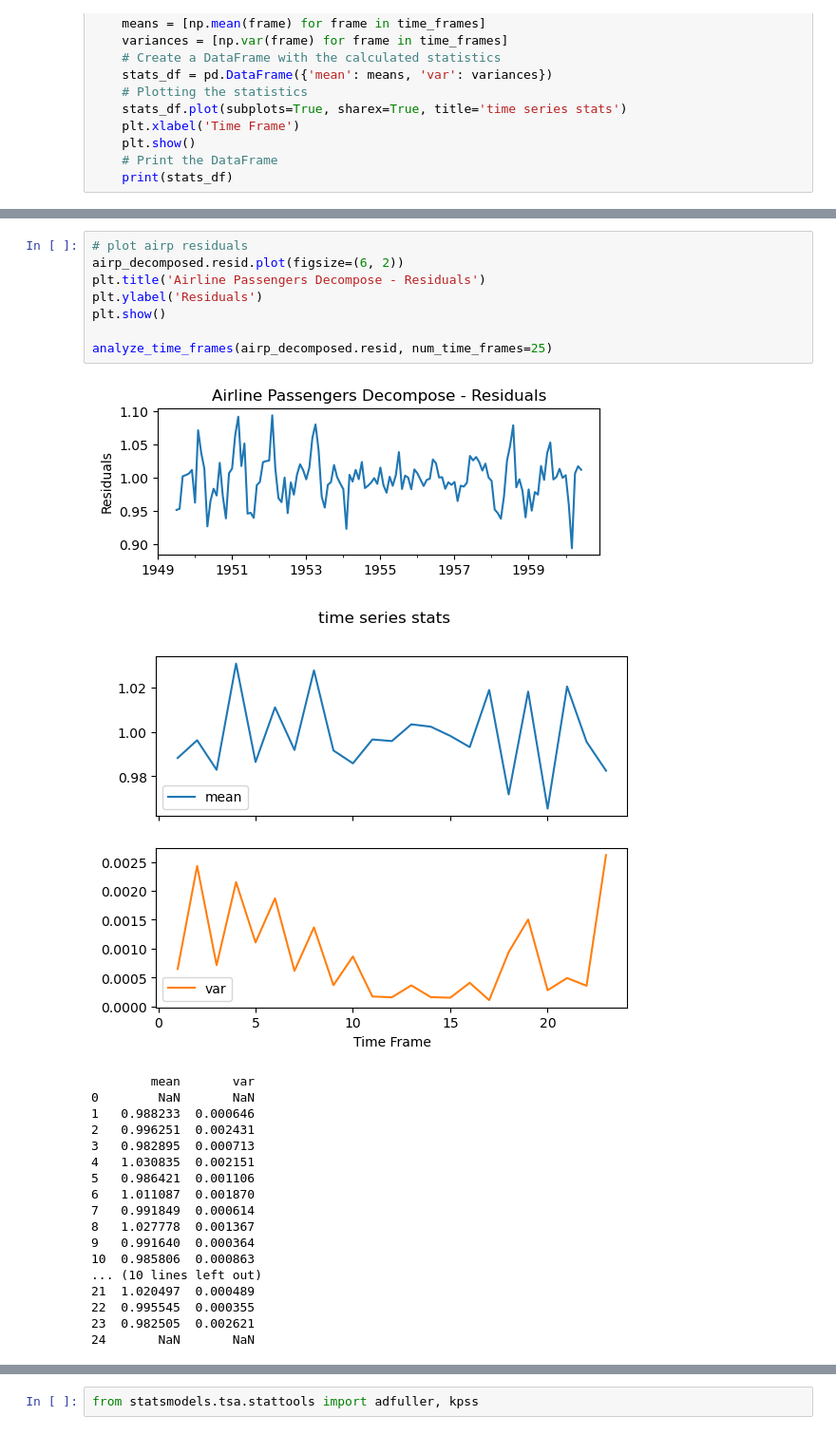
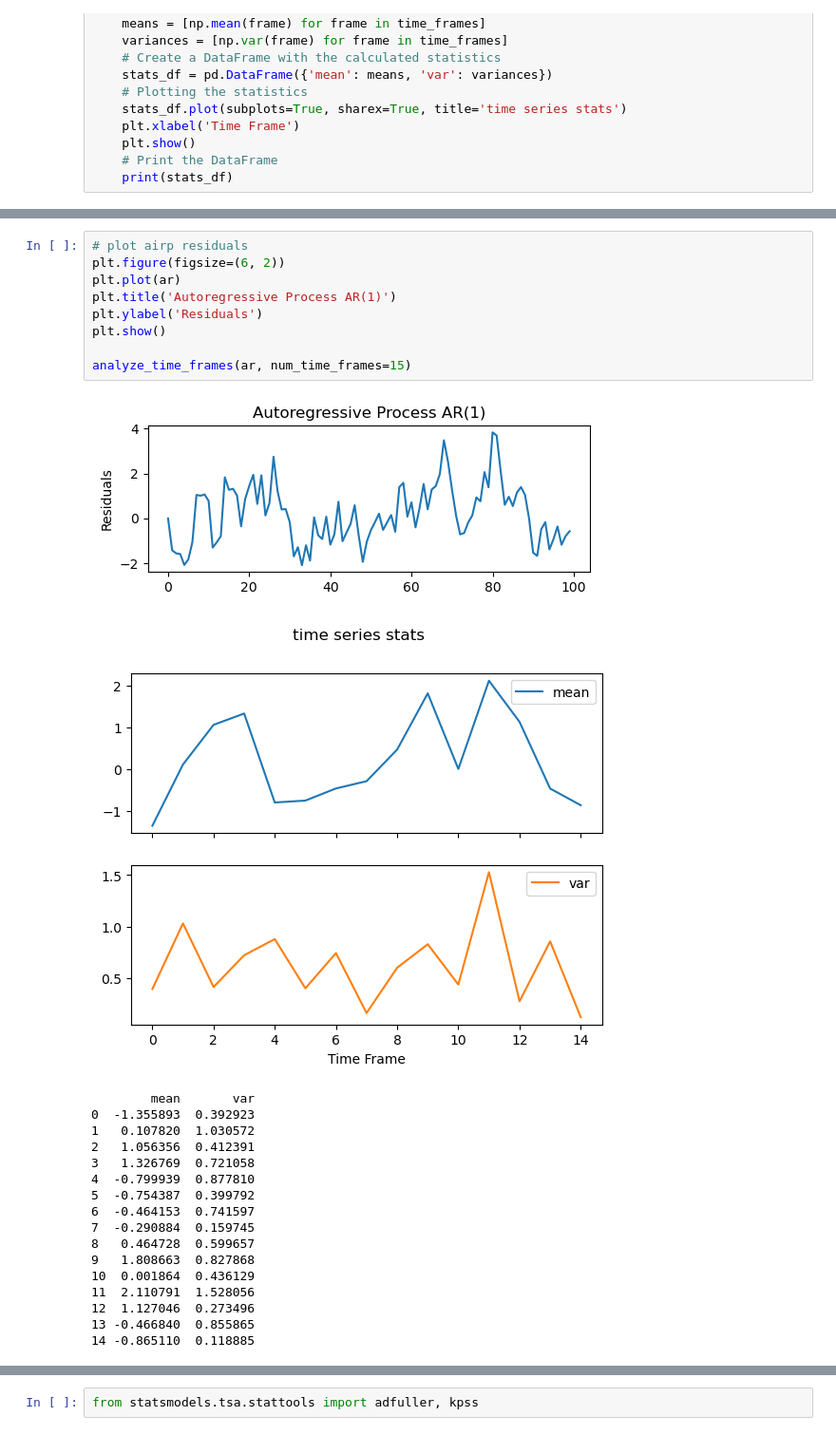
Before and after one commit to imriaharoni/AIRC-Time-Series-Workshop-2025, a Jupyter notebook: Lectures_notebooks/Lecture-2.ipynb, the cells around one changed output, grey strips where cells are left out. Shown at 95% size. Cells and saved outputs as stored; diff of their text form.

```diff
--- a/Lectures_notebooks/Lecture-2.ipynb
+++ b/Lectures_notebooks/Lecture-2.ipynb
@@ -213,28 +219,28 @@ analyze_time_frames(airp_df['value'], num_time_frames=10)
 # %%
 # plot airp residuals
-airp_decomposed.resid.plot(figsize=(6, 2))
-plt.title('Airline Passengers Decompose - Residuals')
+plt.figure(figsize=(6, 2))
+plt.plot(ar)
+plt.title('Autoregressive Process AR(1)')
 plt.ylabel('Residuals')
 plt.show()
 
-analyze_time_frames(airp_decomposed.resid, num_time_frames=25)
+analyze_time_frames(ar, num_time_frames=15)
 # %% [output]
-[figure, old version]
+[figure, new version]
-[figure, old version]
+[figure, new version]
         mean       var
-0        NaN       NaN
-1   0.988233  0.000646
-2   0.996251  0.002431
-3   0.982895  0.000713
-4   1.030835  0.002151
-5   0.986421  0.001106
-6   1.011087  0.001870
-7   0.991849  0.000614
-8   1.027778  0.001367
-9   0.991640  0.000364
-10  0.985806  0.000863
-... (10 lines left out)
-21  1.020497  0.000489
-22  0.995545  0.000355
-23  0.982505  0.002621
-24       NaN       NaN
+0  -1.355893  0.392923
+1   0.107820  1.030572
+2   1.056356  0.412391
+3   1.326769  0.721058
+4  -0.799939  0.877810
+5  -0.754387  0.399792
+6  -0.464153  0.741597
+7  -0.290884  0.159745
+8   0.464728  0.599657
+9   1.808663  0.827868
+10  0.001864  0.436129
+11  2.110791  1.528056
+12  1.127046  0.273496
+13 -0.466840  0.855865
+14 -0.865110  0.118885
```
Also changed, not shown: parts of 100 cells of this notebook, 6 other files.
